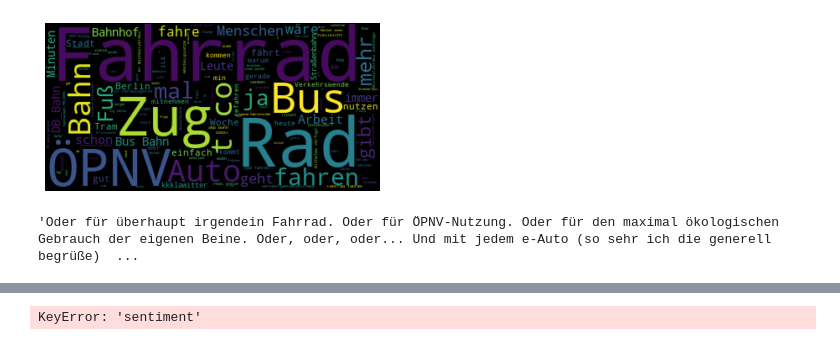
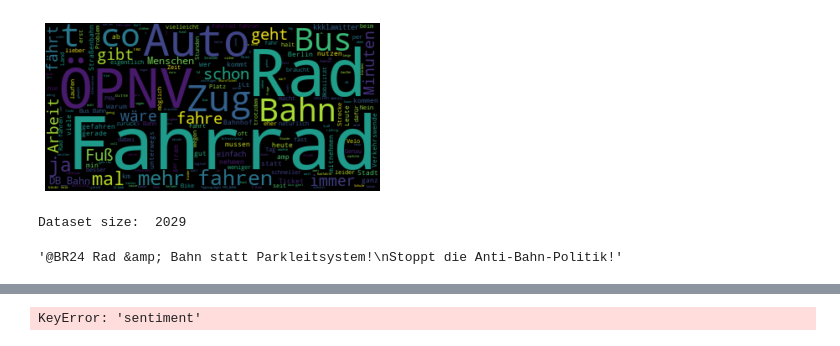
Before and after one commit to ohneBohne/Data_Challenges, a Jupyter notebook: Load_Datasets.ipynb, the cells around one changed output, grey strips where cells are left out. Drawn from its saved outputs; the diff is of its cells as text; code cells hidden in the pictures.

```diff
--- a/Load_Datasets.ipynb
+++ b/Load_Datasets.ipynb
@@ -27,5 +27,5 @@ df
 # %%
-df_tmp = df[['id', 'public_metrics.retweet_count', 'public_metrics.reply_count', 'public_metrics.like_count', 'public_metrics.quote_count','query']]
+df_tmp = df[['id', 'created_at', 'public_metrics.retweet_count', 'public_metrics.reply_count', 'public_metrics.like_count', 'public_metrics.quote_count','query']]
 df_tmp = pd.merge(df_tmp.groupby('id').agg({'public_metrics.retweet_count': 'max',
                           'public_metrics.reply_count': 'max',
                           'public_metrics.like_count': 'max',
@@ -82,4 +82,7 @@ df = pd.merge(df[['text', 'id',
              'public_metrics.reply_count',
              'public_metrics.like_count',
              'public_metrics.quote_count'],
-         how='right')
+         how='right').dropna()
+df['is_retweet'] = pd.np.where(df.text.str.startswith('RT '),1,0)
+df['created_at_day'] = df['created_at'].apply(lambda x: x[:10])
+df['created_at_day'] = pd.to_datetime(df['created_at_day']).dt.date
@@ -118,3 +121,5 @@ df[df.lang=='de']
+# %%
+df_selected = df[(df.is_retweet == 0) & (df.lang=='de')]
 # %%
 # Importsimport matplotlib.pyplot as plt
 import seaborn as sns
@@ -136,21 +141,25 @@ fig.show()
 # %%
 import nltk
 from nltk.corpus import stopwords
 from wordcloud import WordCloud
 import matplotlib.pyplot as plt
 
 # Create stopword list:
 stopwords = set(nltk.corpus.stopwords.words('german'))
 stopwords.update(["gt", "https"])
-textt = " ".join(review for review in df[df.lang=='de'].text)
+textt = " ".join(review for review in df_selected[df_selected.lang=='de'].text)
 wordcloud = WordCloud(stopwords=stopwords).generate(textt)
 plt.imshow(wordcloud, interpolation='bilinear')
 plt.axis("off")
 plt.savefig('wordcloud11.png')
 plt.show()
 # %% [output]
-[figure, old version]
+[figure, new version]
+# %%
+print('Dataset size: ', len(df_selected))
+# %% [output]
+Dataset size:  2029
 # %%
 df[df.lang=='de'][['text','public_metrics.like_count']].sort_values(by='public_metrics.like_count', ascending=False)['text'].iloc[9]
 # %% [output]
-'Oder für überhaupt irgendein Fahrrad. Oder für ÖPNV-Nutzung. Oder für den maximal ökologischen Gebrauch der eigenen Beine. Oder, oder, oder... Und mit jedem e-Auto (so sehr ich die generell begrüße)  ...
+'@BR24 Rad &amp; Bahn statt Parkleitsystem!\nStoppt die Anti-Bahn-Politik!'
```
Also changed, not shown: parts of 20 cells of this notebook, 9 other files.
